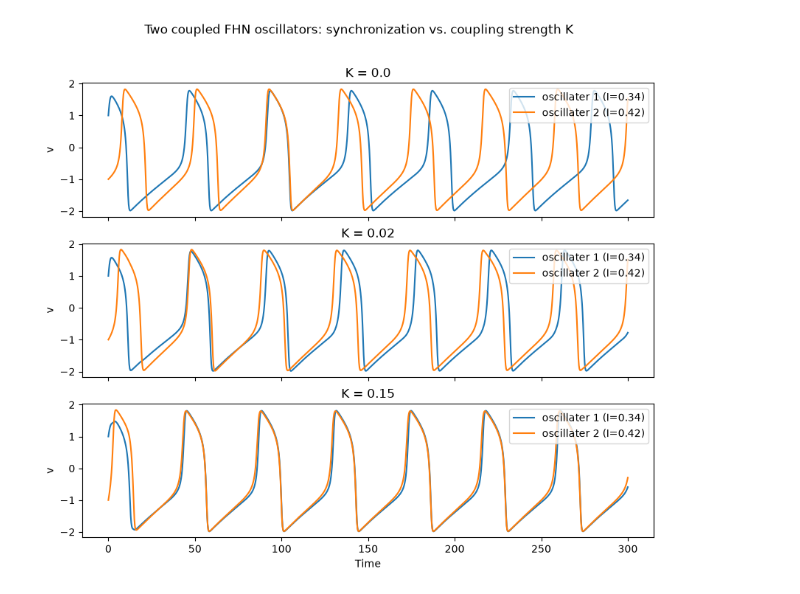
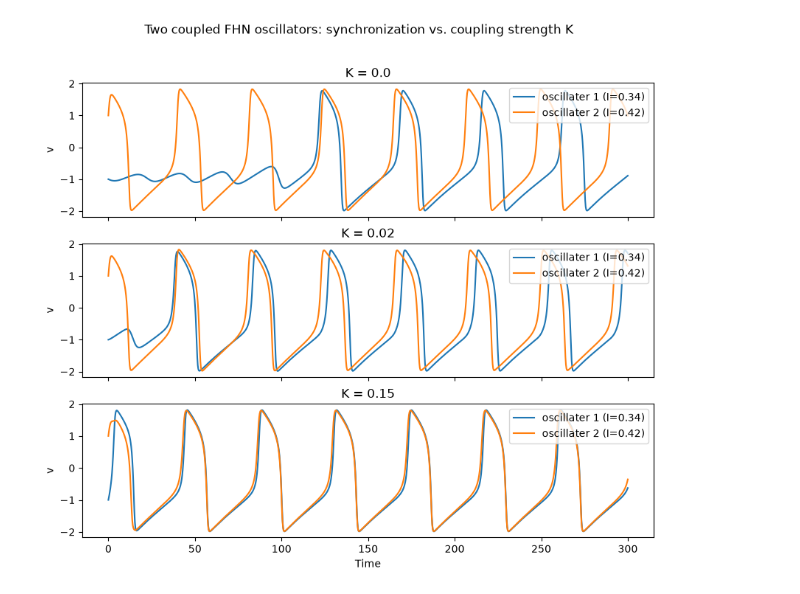
Before and after one commit to bzhu-neuro/hodgkin-huxley-neuron, a Jupyter notebook: notebooks/network-synchronization.ipynb, the cells around one changed output. Cells and saved outputs as stored; diff of their text form; code cells hidden in the pictures.

Commit message:
Plotting and Finalizing Stage 3

```diff
--- a/notebooks/network-synchronization.ipynb
+++ b/notebooks/network-synchronization.ipynb
@@ -218,26 +218,26 @@ test_ring_adjacency_has_correct_degree()
 # %%
 # -----------------------------------------------------------------------
 # FIGURE 1: Two coupled FHN oscillators, a few coupling strengths
 # -----------------------------------------------------------------------
 import matplotlib.pyplot as plt
 I_array = np.array([0.34, 0.42])
 t_array = np.linspace(0,300,1000)
 adj_matr = all_to_all_adjacency(2)
-state0 = np.array([1,-1, 0.3, -0.3])
+state0 = np.array([-1, 1, -0.3, 0.3])
 K_array = np.array([0.0,0.02,0.15])
 
 fig, ax = plt.subplots(3, 1, figsize=(10, 8), sharex=True)
 fig.suptitle("Two coupled FHN oscillators: synchronization vs. coupling strength K")
 for index,K in enumerate(K_array):
     deriv_func = lambda state,t: coupled_fhn_derivatives(state, t, lambda t: I_array, K, adj_matr, a=A_DEFAULT, b=B_DEFAULT, eps=EPS_DEFAULT)
     v = rk4_integrate(deriv_func, state0, t_array)
     ax[index].plot(t_array, v[:,0], label = "oscillater 1 (I=0.34)")
     ax[index].plot(t_array, v[:,1], label = "oscillater 2 (I=0.42)")
     ax[index].set_title("K = " + str(K))
     ax[index].set_ylabel("v")
     ax[index].legend(loc = 'upper right')
 
 plt.xlabel("Time")
 plt.show()
 # %% [output]
-[figure, old version]
+[figure, new version]
```
Also changed, not shown: parts of 2 cells of this notebook, 9 other files.
